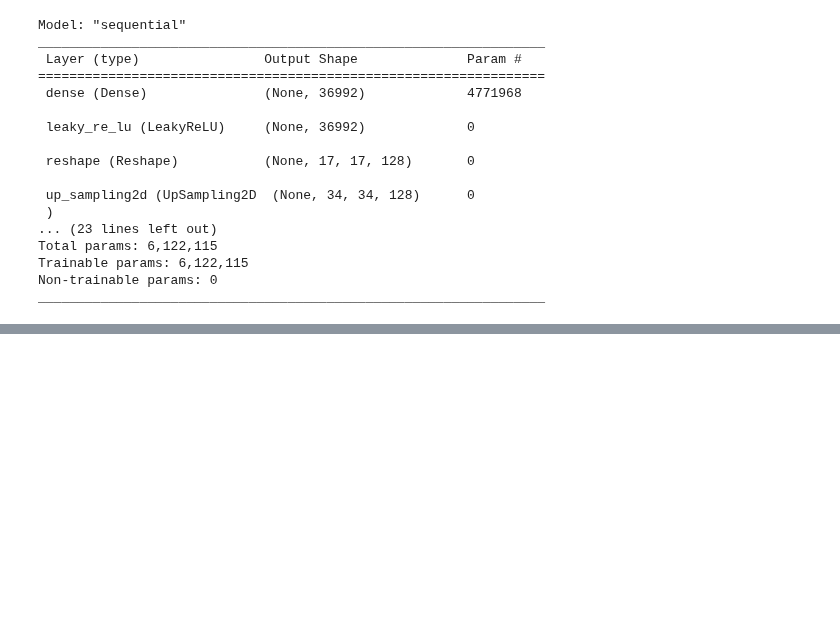
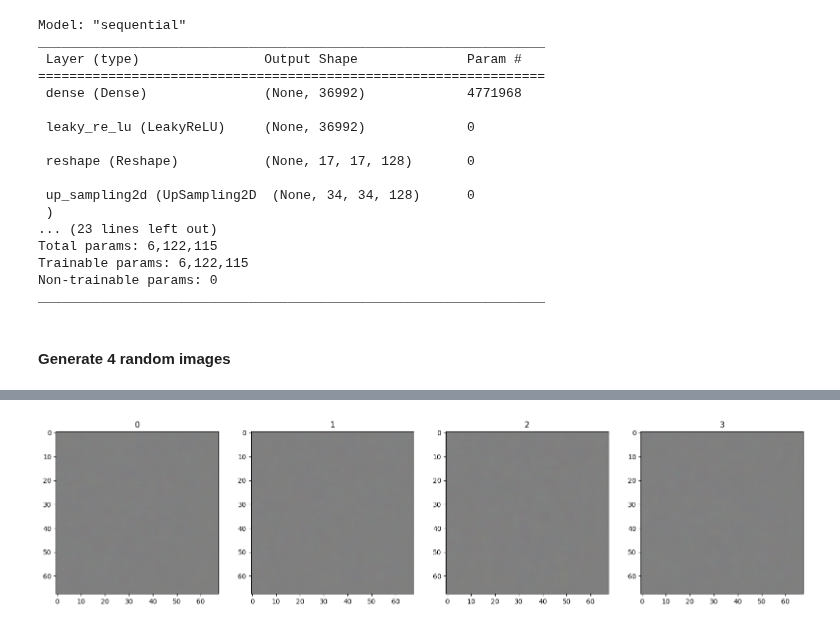
Before and after one commit to ArcaneIrvine/galaxies_GAN, a Jupyter notebook: galaxy_gan.ipynb, the cells around one changed output, grey strips where cells are left out. Cells and saved outputs as stored; diff of their text form; code cells hidden in the pictures; blank space fills up the shorter version.

Commit message:
visualize random images

```diff
--- a/galaxy_gan.ipynb
+++ b/galaxy_gan.ipynb
@@ -149,3 +149,15 @@ Total params: 6,122,115
 Trainable params: 6,122,115
 Non-trainable params: 0
 _________________________________________________________________
+# %% [markdown]
+#### Generate 4 random images
+# %%
+img = generator.predict(np.random.randn(4, 128, 1))
+# get data out of the pipeline and visualize
+fig, ax = plt.subplots(ncols=4, figsize=(20,20))
+# loop through images
+for idx, img in enumerate(img):
+    ax[idx].imshow(np.squeeze(img))
+    ax[idx].title.set_text(idx)
+plt.show()
+# %% [output]
@@ -151,0 +165 @@ _________________________________________________________________
+[figure, added]
```
Also changed, not shown: parts of 1 cell of this notebook.
